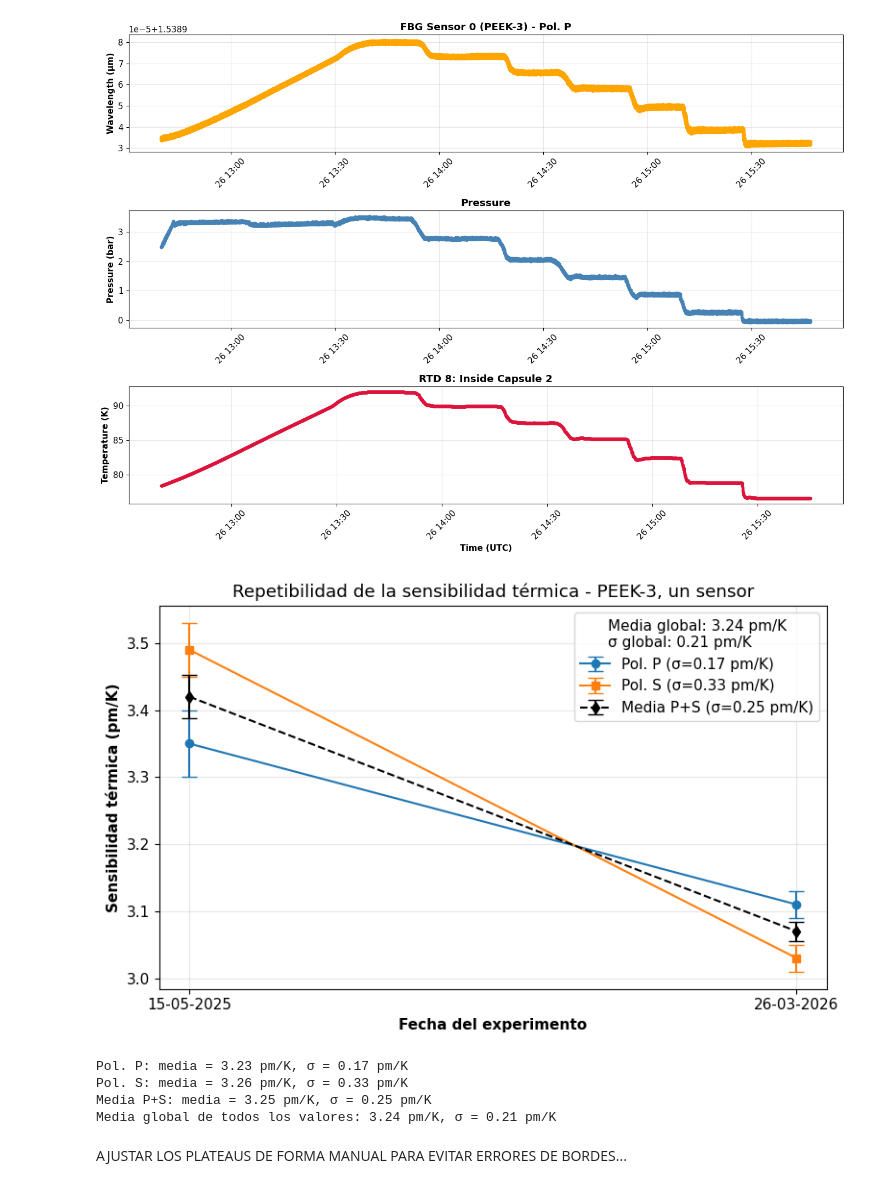
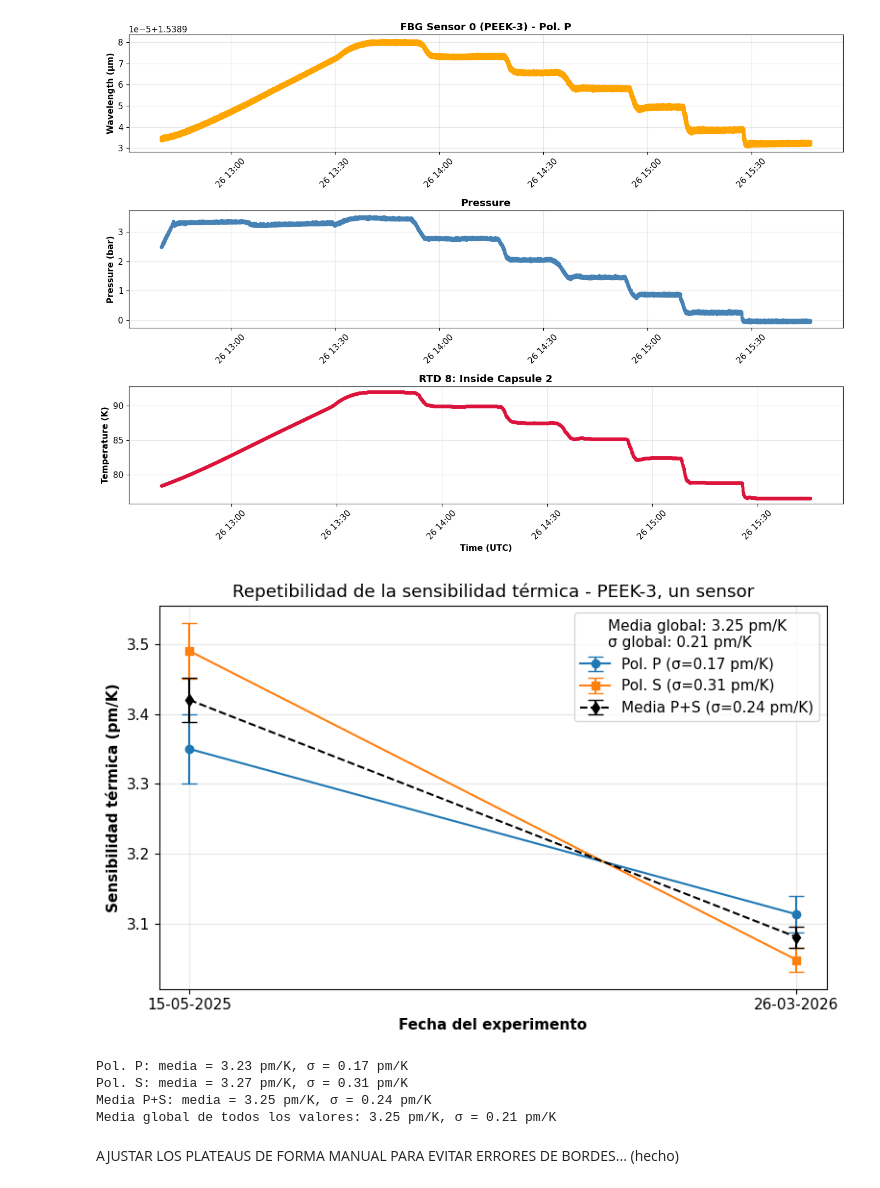
Before and after one commit to garpol/rtd-calibration-ana, a Jupyter notebook: FBG_Sensitivity_Analysis/Analysis Sens Press_PEEK3_200_26-03-2025_1.ipynb, the cells around one changed output. Saved outputs shown, nothing was run; the diff lists cells and outputs as text; code cells hidden in the pictures.

```diff
--- a/FBG_Sensitivity_Analysis/Analysis Sens Press_PEEK3_200_26-03-2025_1.ipynb
+++ b/FBG_Sensitivity_Analysis/Analysis Sens Press_PEEK3_200_26-03-2025_1.ipynb
@@ -3829,10 +3833,10 @@ fechas = [
 labels = ["15-05-2025", "26-03-2026"]
 
 # Sensibilidades y errores (pm/K)
-sens_p = [3.35, 3.11]
-err_p = [0.05, 0.02]
-sens_s = [3.49, 3.03]
-err_s = [0.04, 0.02]
+sens_p = [3.35, 3.1137]
+err_p = [0.05, 0.0259]
+sens_s = [3.49, 3.0486]
+err_s = [0.04, 0.0166]
 
 # Calcular medias y sigmas
 media_p = np.mean(sens_p)
@@ -3843,37 +3847,37 @@ sigma_s = np.std(sens_s, ddof=1)
 # Polarización media
 sens_m = [(p + s) / 2 for p, s in zip(sens_p, sens_s)]
 err_m = [np.sqrt(ep**2 + es**2)/2 for ep, es in zip(err_p, err_s)]
 media_m = np.mean(sens_m)
 sigma_m = np.std(sens_m, ddof=1)
 
 # Media global de todos los valores
 todos_los_valores = sens_p + sens_s
 media_global = np.mean(todos_los_valores)
 sigma_global = np.std(todos_los_valores, ddof=1)
 
 plt.figure(figsize=(8,5))
 plt.errorbar(fechas, sens_p, yerr=err_p, fmt='o-', label=f'Pol. P (σ={sigma_p:.2f} pm/K)', capsize=6)
 plt.errorbar(fechas, sens_s, yerr=err_s, fmt='s-', label=f'Pol. S (σ={sigma_s:.2f} pm/K)', capsize=6)
 plt.errorbar(fechas, sens_m, yerr=err_m, fmt='d--', color='black', label=f'Media P+S (σ={sigma_m:.2f} pm/K)', capsize=6)
 
 plt.xticks(fechas, labels)
 plt.ylabel('Sensibilidad térmica (pm/K)')
 plt.xlabel('Fecha del experimento')
 plt.title('Repetibilidad de la sensibilidad térmica - PEEK-3, un sensor')
 plt.grid(alpha=0.3)
 plt.legend(title=f"Media global: {media_global:.2f} pm/K\nσ global: {sigma_global:.2f} pm/K")
 plt.tight_layout()
 plt.show()
 
 print(f"Pol. P: media = {media_p:.2f} pm/K, σ = {sigma_p:.2f} pm/K")
 print(f"Pol. S: media = {media_s:.2f} pm/K, σ = {sigma_s:.2f} pm/K")
 print(f"Media P+S: media = {media_m:.2f} pm/K, σ = {sigma_m:.2f} pm/K")
 print(f"Media global de todos los valores: {media_global:.2f} pm/K, σ = {sigma_global:.2f} pm/K")
 # %% [output]
-[figure, old version]
+[figure, new version]
 Pol. P: media = 3.23 pm/K, σ = 0.17 pm/K
-Pol. S: media = 3.26 pm/K, σ = 0.33 pm/K
-Media P+S: media = 3.25 pm/K, σ = 0.25 pm/K
-Media global de todos los valores: 3.24 pm/K, σ = 0.21 pm/K
+Pol. S: media = 3.27 pm/K, σ = 0.31 pm/K
+Media P+S: media = 3.25 pm/K, σ = 0.24 pm/K
+Media global de todos los valores: 3.25 pm/K, σ = 0.21 pm/K
 # %% [markdown]
-AJUSTAR LOS PLATEAUS DE FORMA MANUAL PARA EVITAR ERRORES DE BORDES...
+AJUSTAR LOS PLATEAUS DE FORMA MANUAL PARA EVITAR ERRORES DE BORDES... (hecho)
```
Also changed, not shown: parts of 4 cells of this notebook, 3 other files.
